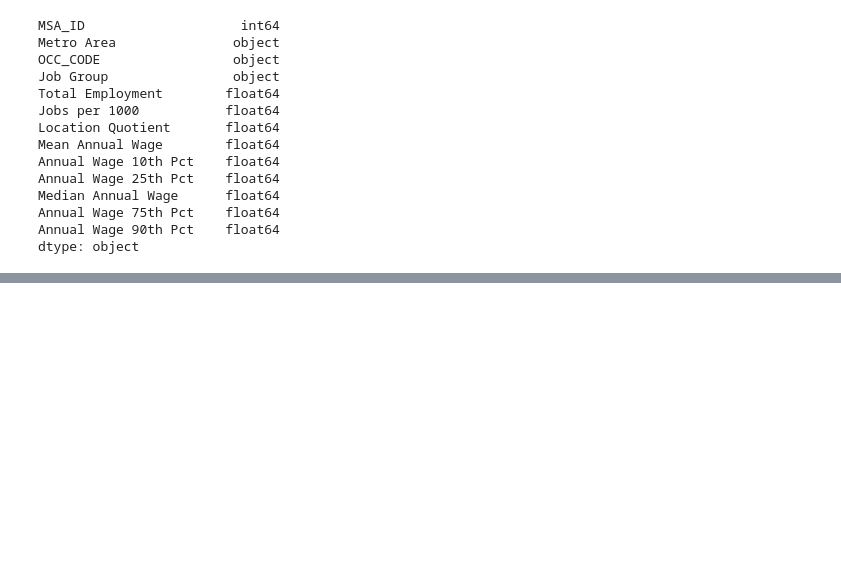
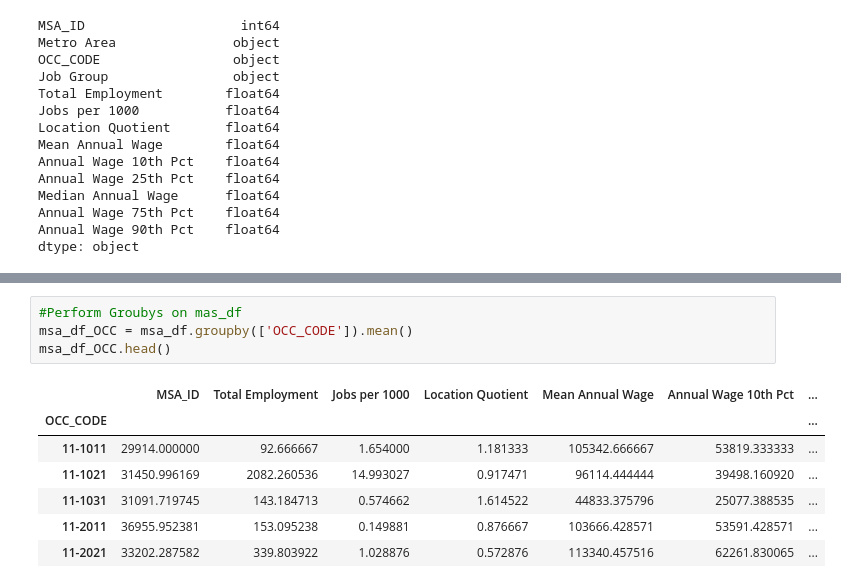
Before and after one commit to JMWilliams3790/AnonCoUSA, a Jupyter notebook: Exploration-Analysis/AnonCoExplore.ipynb, the cells around one changed output, grey strips where cells are left out. Drawn from its saved outputs; the diff is of its cells as text; blank space fills up the shorter version.

Commit message:
performed groubys

```diff
--- a/AnonCoClean.ipynb
+++ b/Exploration-Analysis/AnonCoExplore.ipynb
@@ -408,0 +497,12 @@ dtype: object
+# %%
+#Perform Groubys on mas_df
+msa_df_OCC = msa_df.groupby(['OCC_CODE']).mean()
+msa_df_OCC.head()
+# %% [output]
+|  | MSA_ID | Total Employment | Jobs per 1000 | Location Quotient | Mean Annual Wage | Annual Wage 10th Pct | ... |
+| OCC_CODE |  |  |  |  |  |  | ... |
+| 11-1011 | 29914.000000 | 92.666667 | 1.654000 | 1.181333 | 105342.666667 | 53819.333333 | ... |
+| 11-1021 | 31450.996169 | 2082.260536 | 14.993027 | 0.917471 | 96114.444444 | 39498.160920 | ... |
+| 11-1031 | 31091.719745 | 143.184713 | 0.574662 | 1.614522 | 44833.375796 | 25077.388535 | ... |
+| 11-2011 | 36955.952381 | 153.095238 | 0.149881 | 0.876667 | 103666.428571 | 53591.428571 | ... |
+| 11-2021 | 33202.287582 | 339.803922 | 1.028876 | 0.572876 | 113340.457516 | 62261.830065 | ... |
```
Also changed, not shown: parts of 18 cells of this notebook.
